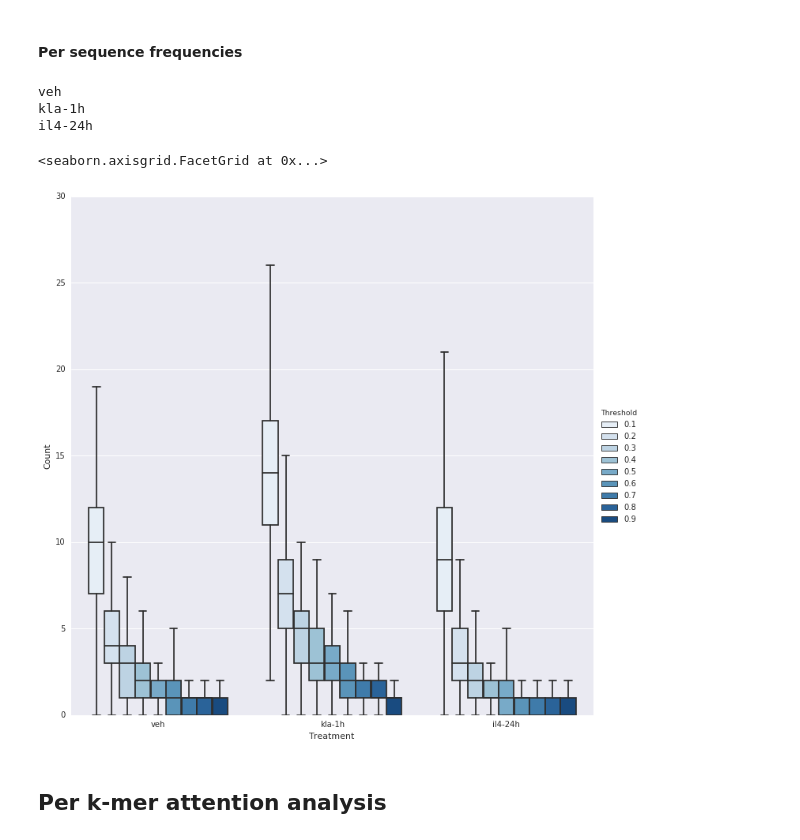
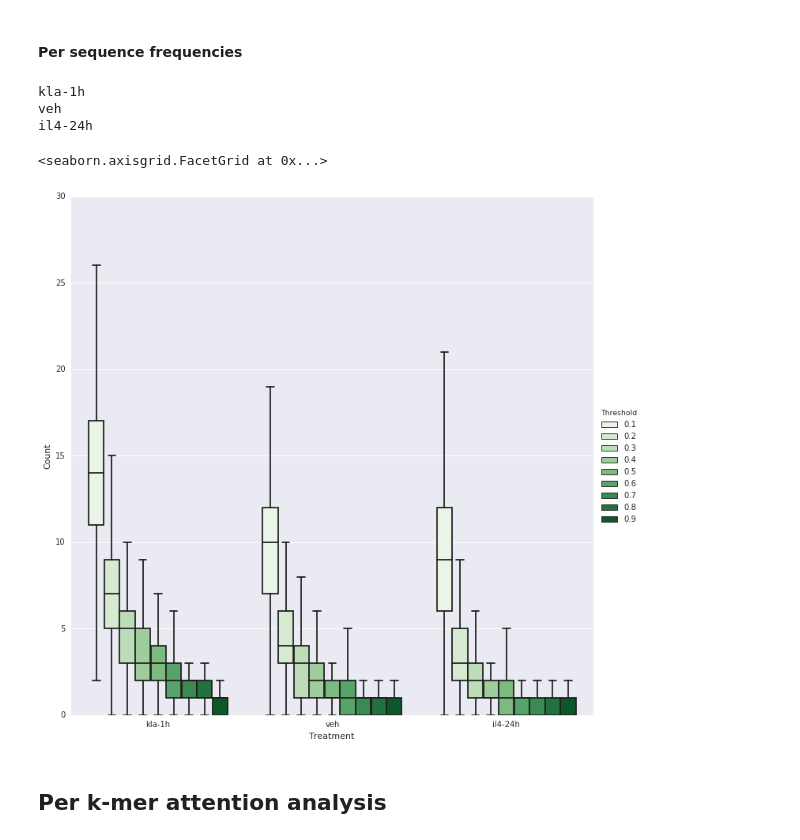
Before and after one commit to jenhantao/genomic_grammar, a Jupyter notebook: Attention Only Classification Analysis.ipynb, the cells around one changed output. Cells and saved outputs as stored; diff of their text form; code cells hidden in the pictures.

```diff
--- a/Attention Only Classification Analysis.ipynb
+++ b/Attention Only Classification Analysis.ipynb
@@ -77,8 +77,8 @@ for ps in ['c57bl6_kla-1h_peaks.fasta', 'c57bl6_veh_peaks.fasta', 'c57bl6_il4-24
 ## Set Model Settings
 # %%
 ### settings for attention model ###
-attention_num_motifs=128
-attention_motif_size=10
+attention_num_motifs=100
+attention_motif_size=16
 adjacent_bp_pool_size=1
 attention_num_dense_neurons = 8
 attention_dropout_rate=0.1
@@ -89,8 +89,8 @@ convolution_motif_size=24
 num_dense_neurons=32
 convolution_dropout_rate=0.5
 
-largeConvolution_num_motifs = 49
-large_num_dense_neurons = 98
+largeConvolution_num_motifs = 50
+large_num_dense_neurons = 100
 # %%
 dotProductAttention_model = get_dotProductAttention_model(200,
     mode='classification',
@@ -129,7 +132,7 @@ large_convolution_model 9851
 condition_model_dict = {}
 # %%
 num_epochs = 20
-num_iterations = 1
+num_iterations = 3
 all_rocs = []
 all_accuracies = []
 all_precisions = []
@@ -731,8 +710,8 @@ for treatment in treatment_attention_dict:
             treatment_list.append(treatment)
             threshold_list.append(threshold)
 # %% [output]
+kla-1h
 veh
-kla-1h
 il4-24h
 # %%
 frame = pd.DataFrame({'Treatment': treatment_list,
@@ -741,15 +720,15 @@ frame = pd.DataFrame({'Treatment': treatment_list,
 # %%
 sns.factorplot(data = frame,
     x = 'Treatment',
     y = 'Count',
     hue='Threshold',
     kind = 'box',
-    palette = 'Blues',
+    palette = 'Greens',
     showfliers=False,
     size = 10)
 # %% [output]
 <seaborn.axisgrid.FacetGrid at 0x...>
-[figure, old version]
+[figure, new version]
 # %% [markdown]
 ## Per k-mer attention analysis
 # %% [markdown]
```
Also changed, not shown: parts of 8 cells of this notebook.
